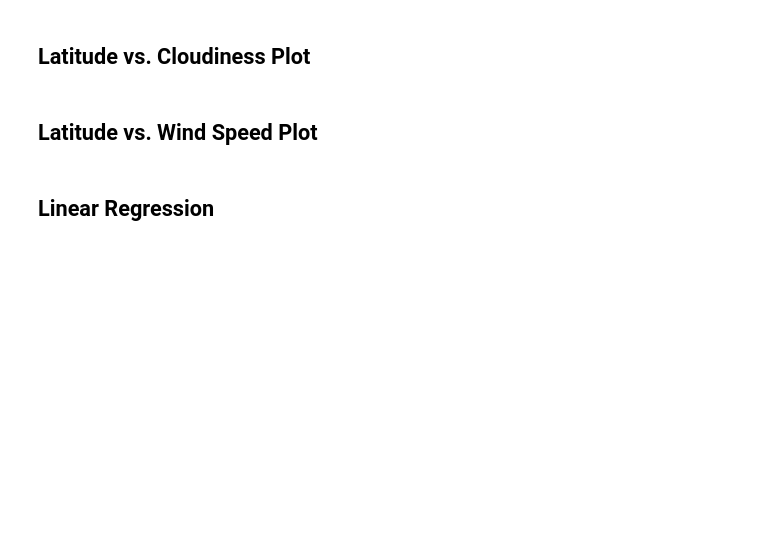
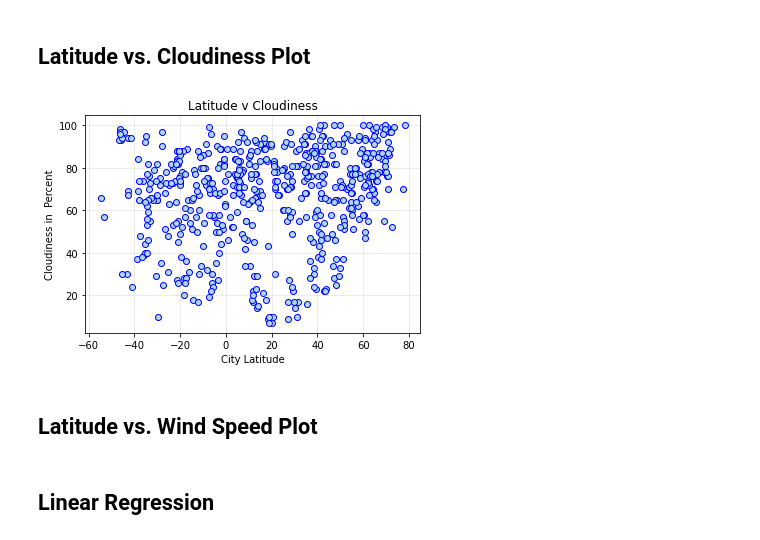
Before and after one commit to margoterudy/python-api-challenge, a Jupyter notebook: WeatherPy.ipynb, the cells around one changed output. Cells and saved outputs as stored; diff of their text form; code cells hidden in the pictures; blank space fills up the shorter version.

```diff
--- a/WeatherPy.ipynb
+++ b/WeatherPy.ipynb
@@ -246,4 +248,21 @@ plt.savefig("Images/Latitude v Max Temp.png")
 # %% [markdown]
 ## Latitude vs. Cloudiness Plot
+# %%
+# Create Latitude vs. Cloudiness Plot scatter plot
+plt.scatter(weather_df["Lat"], weather_df["Humidity"], facecolor = "lightblue", edgecolor = "blue")
+#Title
+plt.title ("Latitude v Cloudiness")
+
+#Set Labels
+plt.xlabel("City Latitude")
+plt.ylabel("Cloudiness in  Percent")
+
+#Set Grid, IMO it makes it easier to see the measurements for analysis
+plt.grid (linestyle='-', linewidth=.5, alpha = .5)
+
+#Save as png
+plt.savefig("Images/Latitude v Cloudiness.png")
+# %% [output]
+[figure, added]
 # %% [markdown]
 ## Latitude vs. Wind Speed Plot
```
Also changed, not shown: parts of 8 cells of this notebook, 6 other files.
